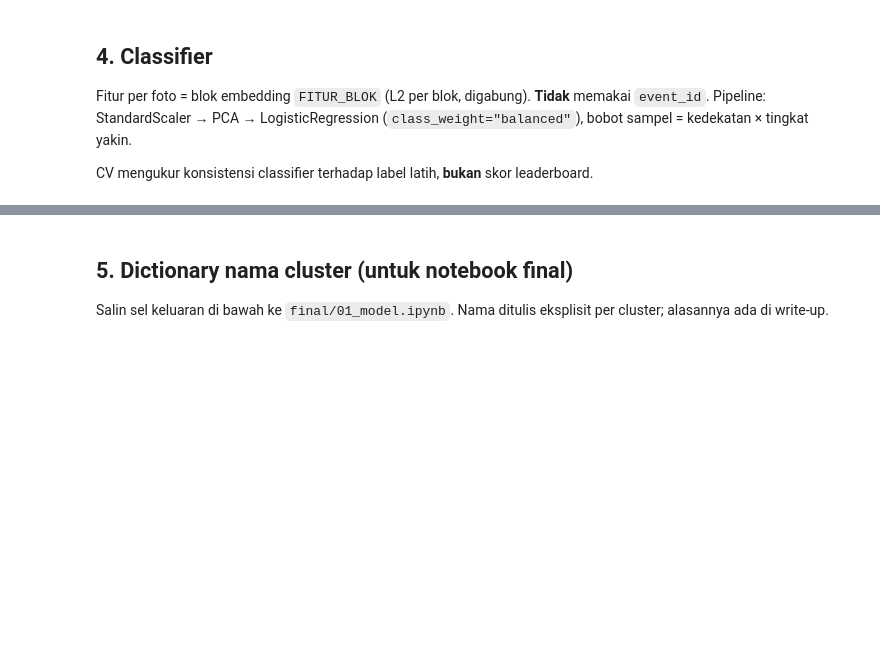
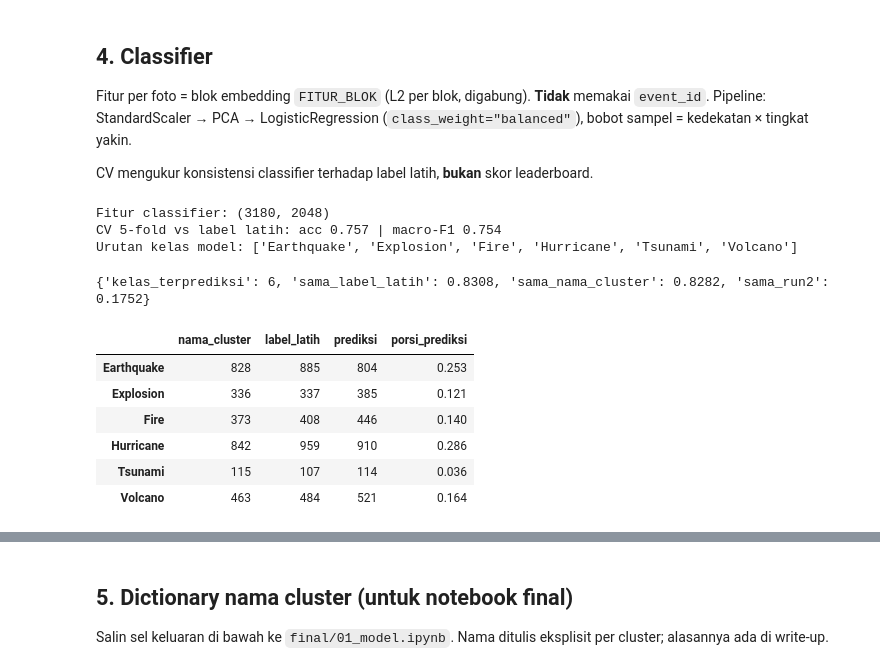
Before and after one commit to xenoo-droid/Perintis_DATAVIDIA, a Jupyter notebook: seno/C_model.ipynb, the cells around one changed output, grey strips where cells are left out. Saved outputs shown, nothing was run; the diff lists cells and outputs as text; code cells hidden in the pictures; blank space fills up the shorter version.

```diff
--- a/seno/C_model.ipynb
+++ b/seno/C_model.ipynb
@@ -236,32 +320,46 @@ cv = StratifiedKFold(CV_FOLD, shuffle=True, random_state=SEED)
 pred_cv = np.empty(N, dtype=object)
 for tr, te in cv.split(X_c, y_latih):
     pred_cv[te] = latih(X_c[tr], y_latih[tr], bobot[tr]).predict(X_c[te])
-CV = {"acc": round(float(accuracy_score(y_latih, pred_cv)), 4),
-      "macro_f1": round(float(f1_score(y_latih, pred_cv, average="macro")), 4)}
+dinilai = bobot > 0   # foto di cluster tanpa nama tidak dinilai
+CV = {"acc": round(float(accuracy_score(y_latih[dinilai], pred_cv[dinilai])), 4),
+      "macro_f1": round(float(f1_score(y_latih[dinilai], pred_cv[dinilai], average="macro")), 4)}
 print(f"CV {CV_FOLD}-fold vs label latih: acc {CV['acc']:.3f} | macro-F1 {CV['macro_f1']:.3f}")
 
 model = latih(X_c, y_latih, bobot)
 pred = model.predict(X_c)
 proba = model.predict_proba(X_c)
 print("Urutan kelas model:", [str(k) for k in model.classes_])
+# %% [output]
+Fitur classifier: (3180, 2048)
+CV 5-fold vs label latih: acc 0.757 | macro-F1 0.754
+Urutan kelas model: ['Earthquake', 'Explosion', 'Fire', 'Hurricane', 'Tsunami', 'Volcano']
 # %%
 HASIL = {
     "kelas_terprediksi": int(len(set(pred))),
     "sama_label_latih": round(float((pred == y_latih).mean()), 4),
-    "sama_nama_cluster": round(float((pred == nama_cluster).mean()), 4),
+    "sama_nama_cluster": round(float((pred == nama_cluster)[punya_nama].mean()), 4),
 }
 if os.path.exists(f"{RUN_PEMBANDING}/pred_train.csv"):
     ref = pd.read_csv(f"{RUN_PEMBANDING}/pred_train.csv")
     assert (ref["Id"].to_numpy() == ids).all()
     HASIL[f"sama_{RUN_PEMBANDING}"] = round(float((ref["Phenomenon"].to_numpy() == pred).mean()), 4)
 print(HASIL)
 distribusi = pd.DataFrame({
     "nama_cluster": pd.Series(nama_cluster).value_counts(),
     "label_latih": pd.Series(y_latih).value_counts(),
     "prediksi": pd.Series(pred).value_counts(),
 }).reindex(KELAS).fillna(0).astype(int)
 distribusi["porsi_prediksi"] = (distribusi["prediksi"] / N).round(3)
 distribusi
+# %% [output]
+{'kelas_terprediksi': 6, 'sama_label_latih': 0.8308, 'sama_nama_cluster': 0.8282, 'sama_run2': 0.1752}
+|  | nama_cluster | label_latih | prediksi | porsi_prediksi |
+| Earthquake | 828 | 885 | 804 | 0.253 |
+| Explosion | 336 | 337 | 385 | 0.121 |
+| Fire | 373 | 408 | 446 | 0.140 |
+| Hurricane | 842 | 959 | 910 | 0.286 |
+| Tsunami | 115 | 107 | 114 | 0.036 |
+| Volcano | 463 | 484 | 521 | 0.164 |
 # %%
 # Cluster yang prediksinya paling banyak berbeda dari nama cluster (untuk dicek, BUKAN untuk mengubah nama)
 per_cluster = pd.DataFrame({"event_id": event_id, "sama": pred == nama_cluster}).groupby("event_id")["sama"].mean()
```
Also changed, not shown: parts of 11 cells of this notebook, 4 other files.
